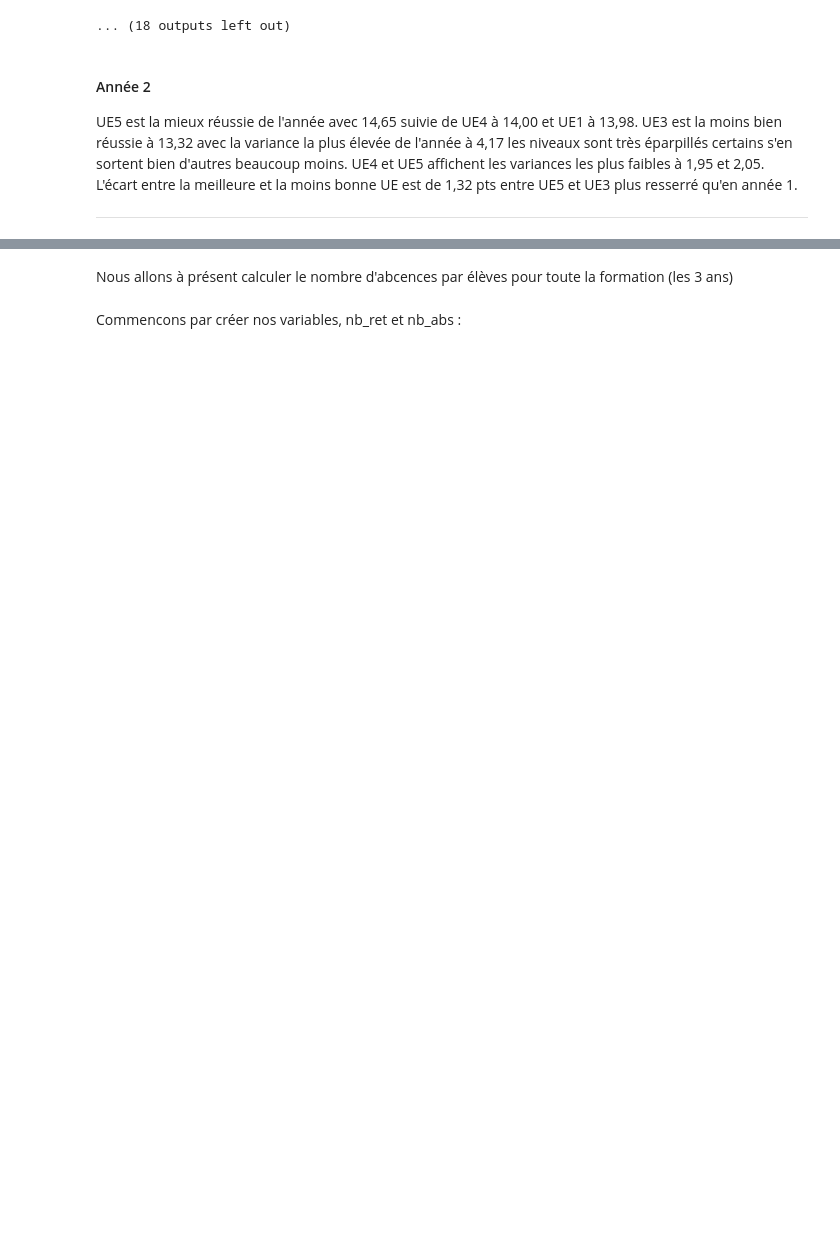
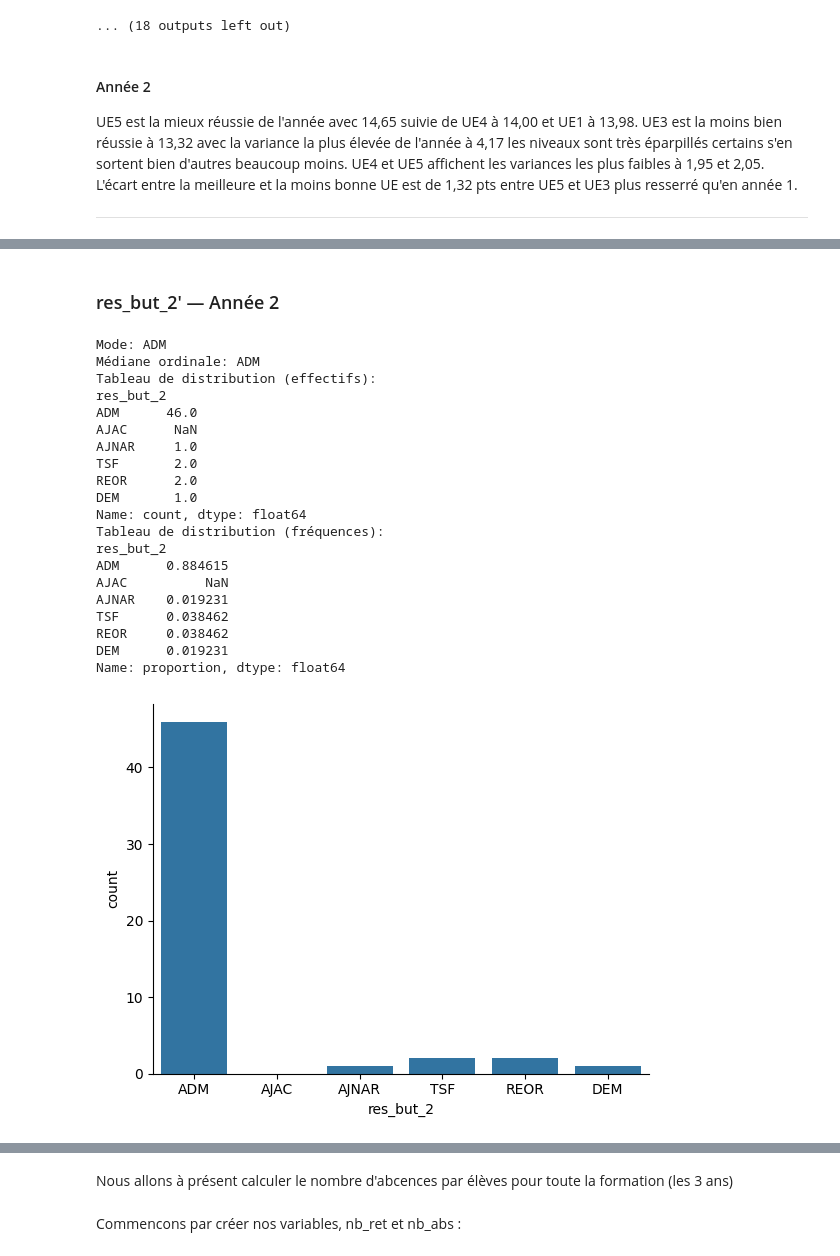
Before and after one commit to SAEIUTBUT1/SAE2.4-Maths, a Jupyter notebook: analyse.ipynb, the cells around one changed output, grey strips where cells are left out. Drawn from its saved outputs; the diff is of its cells as text; code cells hidden in the pictures; blank space fills up the shorter version.

```diff
--- a/analyse.ipynb
+++ b/analyse.ipynb
@@ -760,0 +783,26 @@ et res_but_3. Pour ce faire nous allons réaliser les étapes suivantes :
+# %%
+display(Markdown(f"### res_but_2' — Année 2"))
+analyse_qualitative_ordinale(df_resultats['res_but_2'].dropna(), ordre=ordre_res)
+# %% [output]
+### res_but_2' — Année 2
+Mode: ADM
+Médiane ordinale: ADM
+Tableau de distribution (effectifs):
+res_but_2
+ADM      46.0
+AJAC      NaN
+AJNAR     1.0
+TSF       2.0
+REOR      2.0
+DEM       1.0
+Name: count, dtype: float64
+Tableau de distribution (fréquences):
+res_but_2
+ADM      0.884615
+AJAC          NaN
+AJNAR    0.019231
+TSF      0.038462
+REOR     0.038462
+DEM      0.019231
+Name: proportion, dtype: float64
+[figure, added]
```
Also changed, not shown: parts of 25 cells of this notebook.
